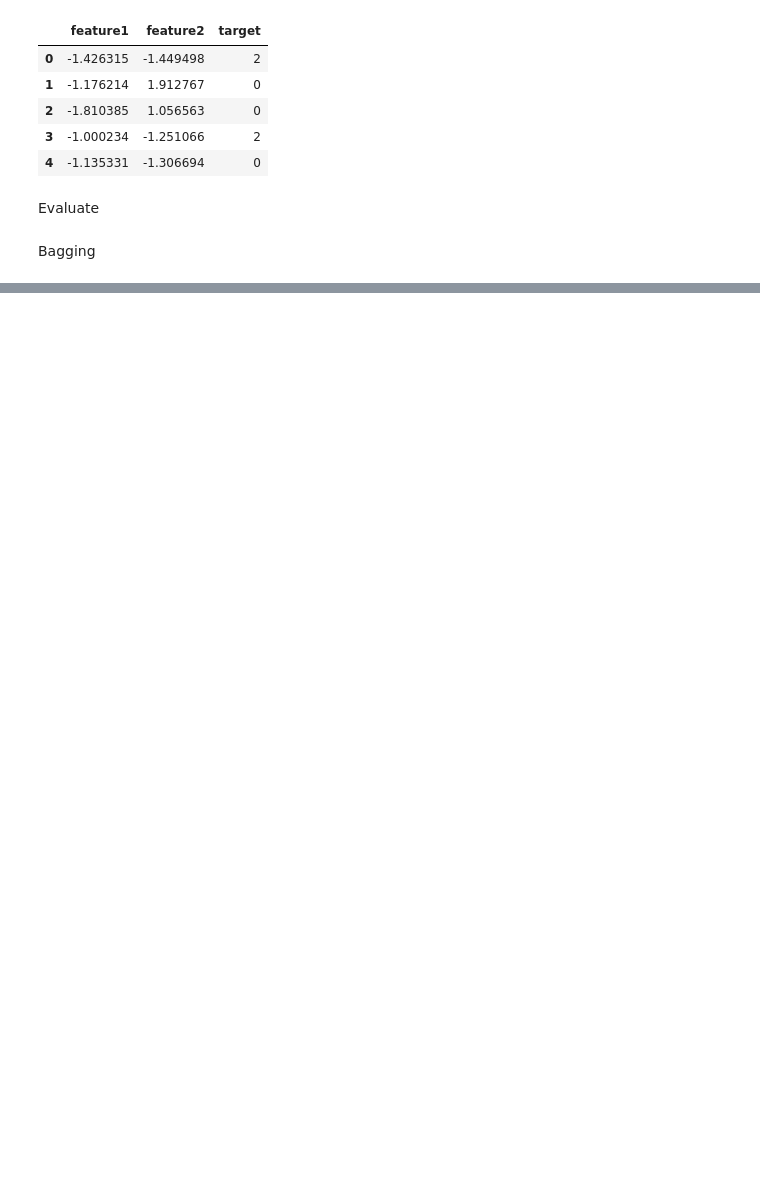
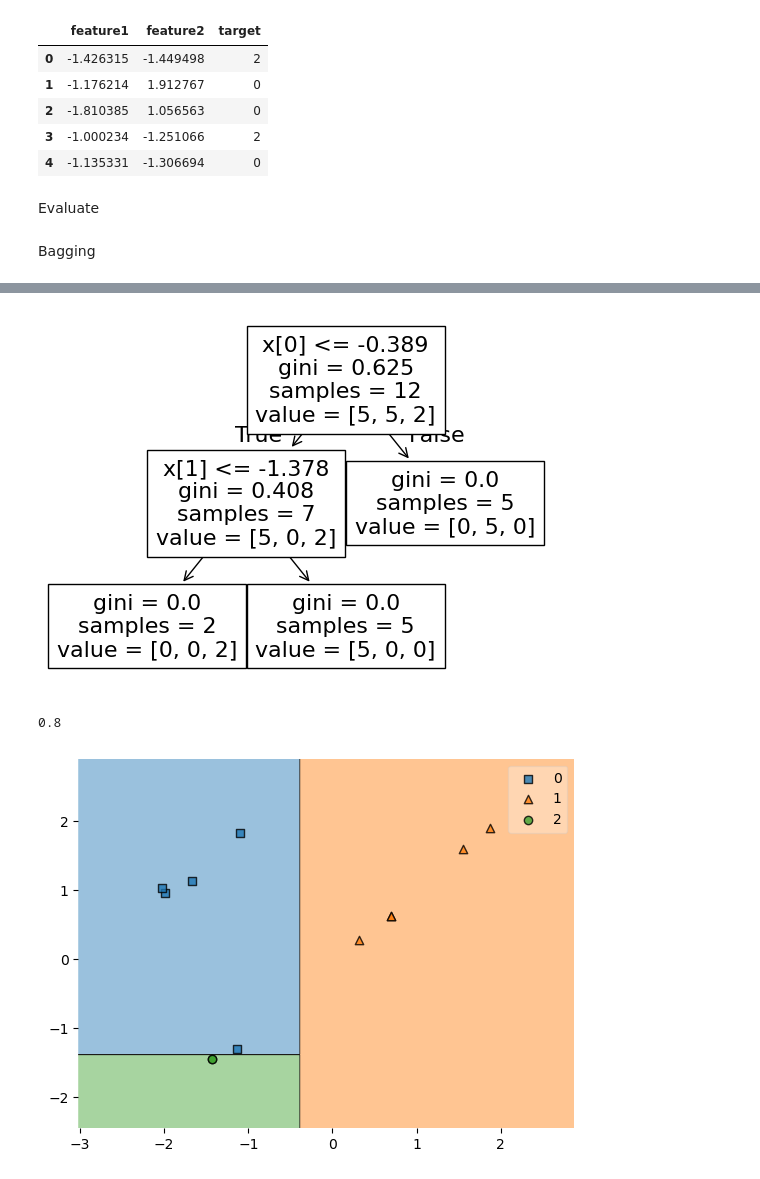
Before and after one commit to Khushi130404/Ensemble-Learning, a Jupyter notebook: Bagging_Ensemble/bagging_learning.ipynb, the cells around one changed output, grey strips where cells are left out. Saved outputs shown, nothing was run; the diff lists cells and outputs as text; code cells hidden in the pictures; blank space fills up the shorter version.

```diff
--- a/Bagging_Ensemble/bagging_learning.ipynb
+++ b/Bagging_Ensemble/bagging_learning.ipynb
@@ -82,0 +84,5 @@ evaluate(dt1,x,y)
+# %%
+df_bag = df_train.sample(12,replace=True)
+x = df_bag.drop(columns=['target'])
+y = df_bag['target']
+df_bag
@@ -82,0 +103,7 @@ evaluate(dt1,x,y)
+# %%
+dt2 = DecisionTreeClassifier()
+evaluate(dt2,x,y)
+# %% [output]
+[figure, added]
+0.8
+[figure, added]
```
Also changed, not shown: parts of 5 cells of this notebook.
